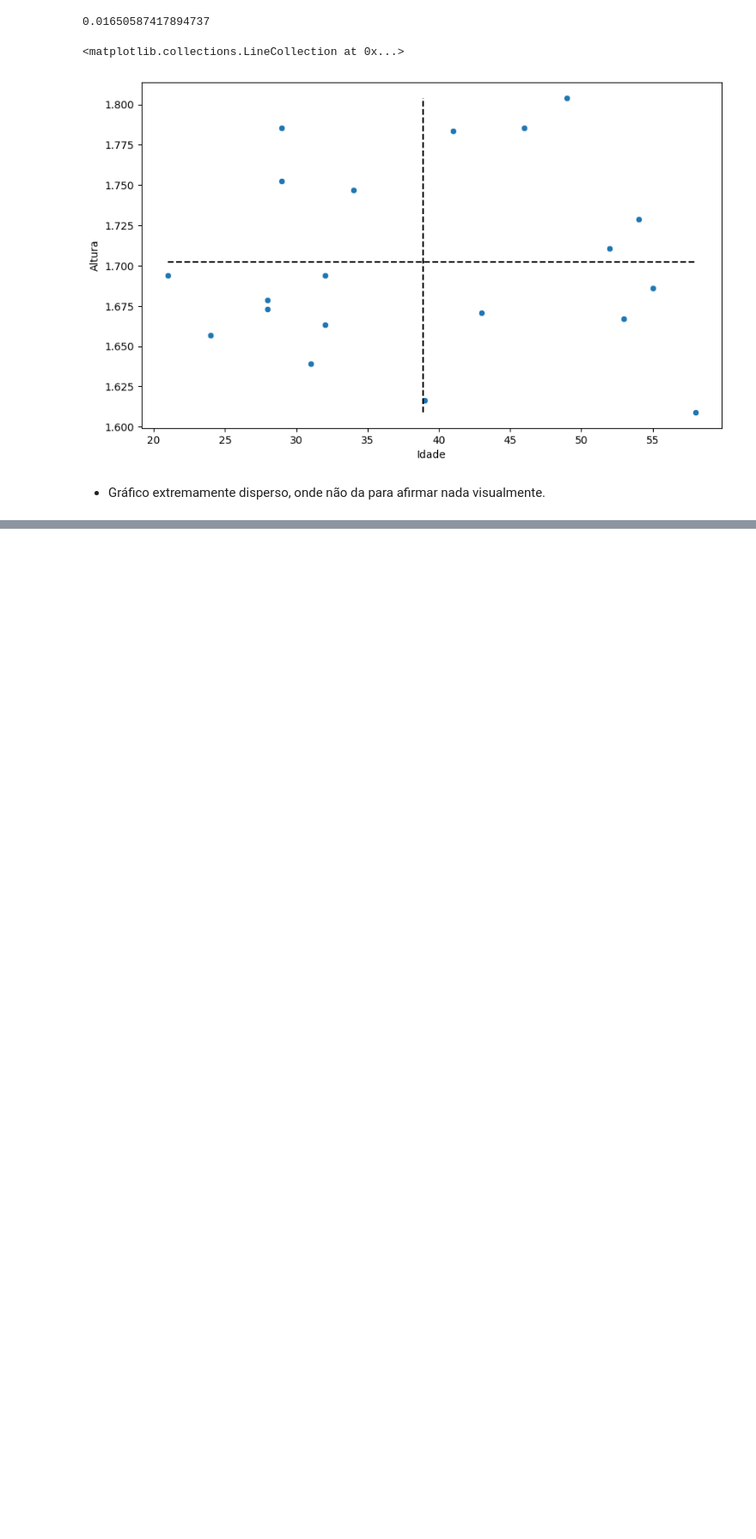
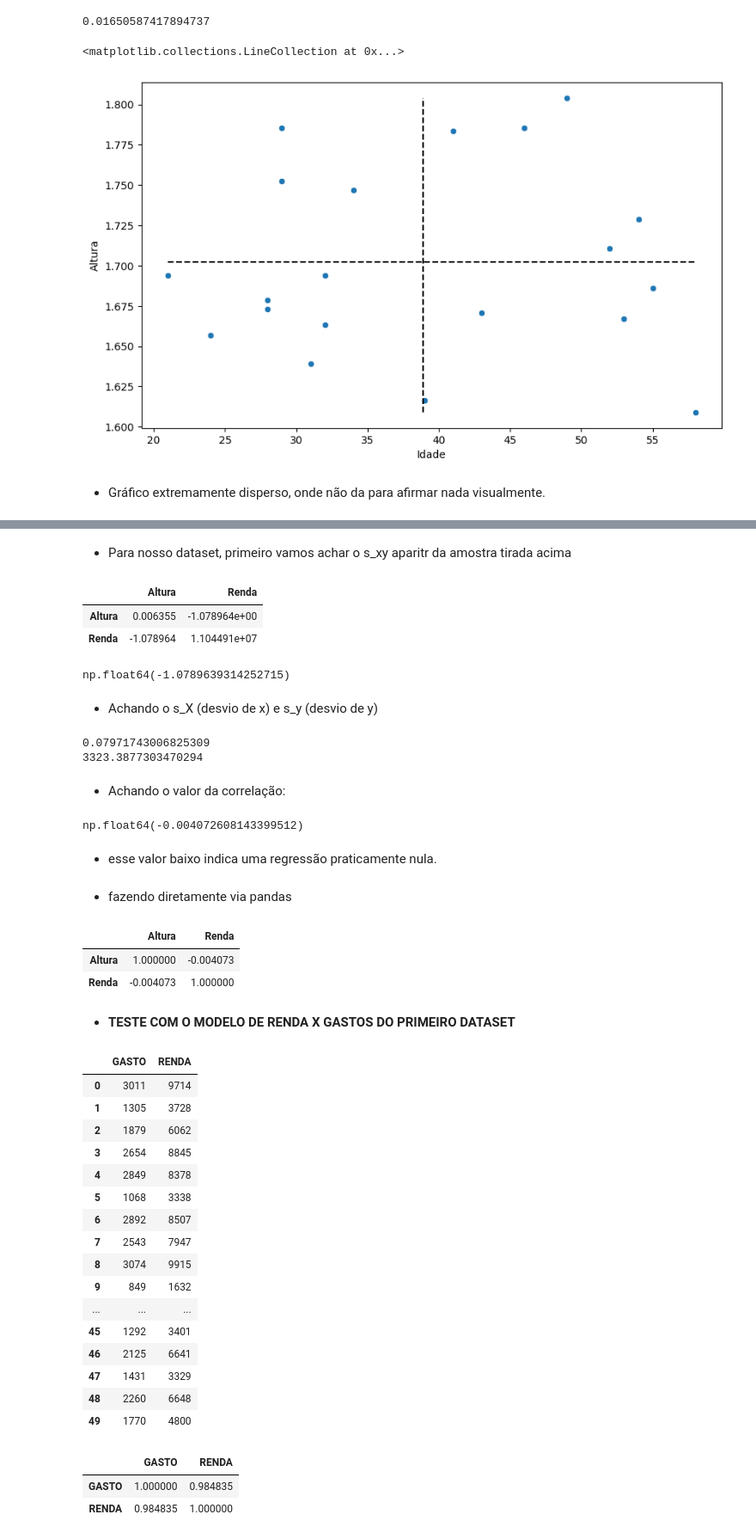
Before and after one commit to JonasSouza871/Machine-Learning-Statistics-Studies, a Jupyter notebook: Correlação_e_Regressão.ipynb, the cells around one changed output, grey strips where cells are left out. Shown: that part at 86% size. Cells and saved outputs as stored; diff of their text form; code cells hidden in the pictures; blank space fills up the shorter version.

```diff
--- a/Correlação_e_Regressão.ipynb
+++ b/Correlação_e_Regressão.ipynb
@@ -351,0 +364,43 @@ ax.vlines(x = x.mean(), ymin = y.min(), ymax = y.max(), colors='black', linestyl
+# %% [markdown]
+- Para nosso dataset, primeiro vamos achar o s_xy aparitr da amostra tirada acima
+# %%
+s_xy = dados[['Altura', 'Renda']].cov() #covariancia entre altura e renda
+s_xy
+# %% [output]
+|  | Altura | Renda |
+| Altura | 0.006355 | -1.078964e+00 |
+| Renda | -1.078964 | 1.104491e+07 |
+# %%
+s_xy = s_xy.iloc[0,1]
+s_xy #acovariancia de xy é igual a yx
+# %% [output]
+np.float64(-1.0789639314252715)
+# %% [markdown]
+- Achando o s_X (desvio de x) e s_y (desvio de y)
+# %%
+s_x = dados['Altura'].std()
+print(s_x)
+s_y = dados['Renda'].std()
+print(s_y)
+# %% [output]
+0.07971743006825309
+3323.3877303470294
+# %% [markdown]
+- Achando o valor da correlação:
+# %%
+correlação_Pearson = s_xy / (s_x * s_y) # a covariancia de x_y sobre o desvio de x vezes o desvio de y
+correlação_Pearson
+# %% [output]
+np.float64(-0.004072608143399512)
+# %% [markdown]
+- esse valor baixo indica uma regressão praticamente nula.
+# %% [markdown]
+- fazendo diretamente via pandas
+# %%
+dados[['Altura','Renda']].corr() #faz diretemamente o calculo de correlaçao acima
+# %% [output]
+|  | Altura | Renda |
+| Altura | 1.000000 | -0.004073 |
+| Renda | -0.004073 | 1.000000 |
+# %% [markdown]
+- **TESTE COM O MODELO DE RENDA X GASTOS DO PRIMEIRO DATASET**
@@ -351,0 +412,27 @@ ax.vlines(x = x.mean(), ymin = y.min(), ymax = y.max(), colors='black', linestyl
+# %%
+dataset = pd.DataFrame(dataset) # transformando em dataset
+dataset
+# %% [output]
+|  | GASTO | RENDA |
+| 0 | 3011 | 9714 |
+| 1 | 1305 | 3728 |
+| 2 | 1879 | 6062 |
+| 3 | 2654 | 8845 |
+| 4 | 2849 | 8378 |
+| 5 | 1068 | 3338 |
+| 6 | 2892 | 8507 |
+| 7 | 2543 | 7947 |
+| 8 | 3074 | 9915 |
+| 9 | 849 | 1632 |
+| ... | ... | ... |
+| 45 | 1292 | 3401 |
+| 46 | 2125 | 6641 |
+| 47 | 1431 | 3329 |
+| 48 | 2260 | 6648 |
+| 49 | 1770 | 4800 |
+# %%
+dataset[['GASTO','RENDA']].corr()
+# %% [output]
+|  | GASTO | RENDA |
+| GASTO | 1.000000 | 0.984835 |
+| RENDA | 0.984835 | 1.000000 |
```
Also changed, not shown: parts of 10 cells of this notebook.
